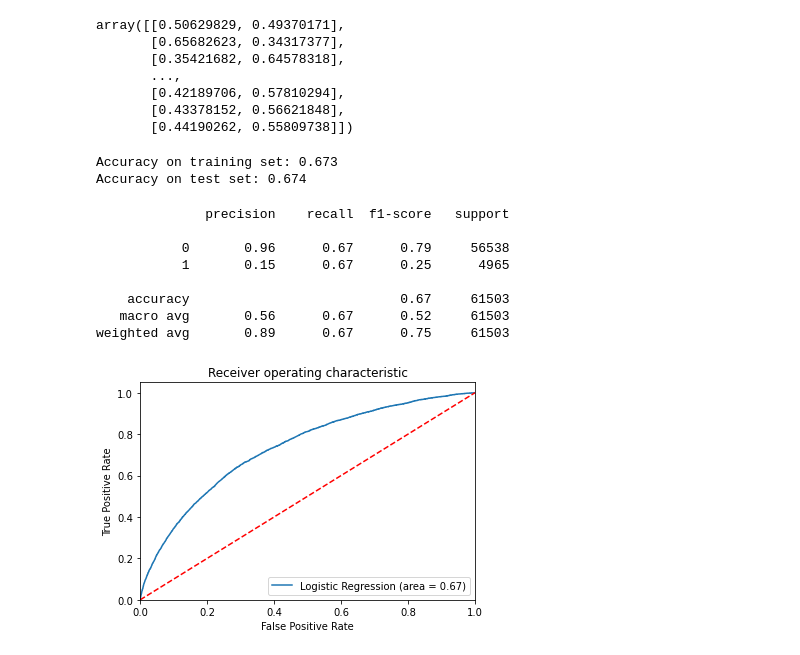
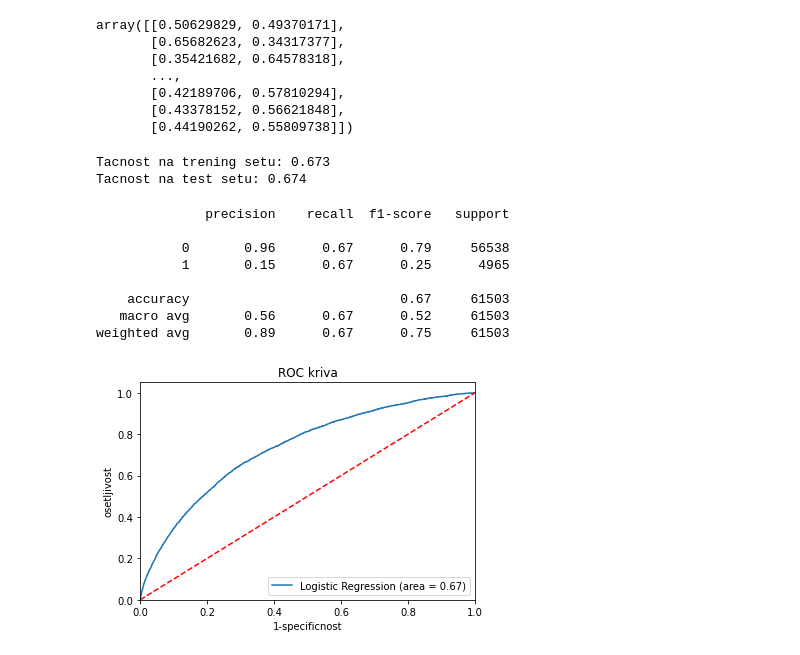
Before and after one commit to milicasaric/Master-rad, a Jupyter notebook: Weight of Evidence.ipynb, the cells around one changed output. Drawn from its saved outputs; the diff is of its cells as text; code cells hidden in the pictures.

```diff
--- a/Weight of Evidence.ipynb
+++ b/Weight of Evidence.ipynb
@@ -23,7 +23,7 @@ import traceback
 import string
 # %%
 #Ucitavanje fajla sa podacima za trening
-data = pd.read_csv('C:\\Users\\Vlada\\Desktop\\Milica master\\all_variables.csv')
+data = pd.read_csv("D:\\Vlada\\Milica master\\all_variables.csv")
 X = data.drop('TARGET', axis = 1)
 y = data['TARGET']
 X_train, X_test, y_train, y_test = train_test_split(X, y, test_size = 0.2, random_state = 42, stratify = y)
@@ -246,8 +214,8 @@ X_train_short_list.to_csv('X_train_short_list.csv',index = False, chunksize = 50
 # %%
 X_test_short_list.to_csv('X_test_short_list.csv',index = False, chunksize = 500)
 # %%
-X_train_short_list=pd.read_csv('C:\\Users\\Vlada\\Desktop\\Milica master\\X_train_short_list.csv')
-X_test_short_list=pd.read_csv('C:\\Users\\Vlada\\Desktop\\Milica master\\X_test_short_list.csv')
+X_train_short_list=pd.read_csv('D:\\Vlada\\Milica master\\X_train_short_list.csv')
+X_test_short_list=pd.read_csv('D:\\Vlada\\Milica master\\X_test_short_list.csv')
 # %%
 grid_model = LogisticRegression()
 params = {'C': [10**i for i in range(-5, 5)]}
@@ -281,11 +249,11 @@ array([[0.50629829, 0.49370171],
        [0.43378152, 0.56621848],
        [0.44190262, 0.55809738]])
 # %%
-print("Accuracy on training set: {:.3f}".format(log_reg.score(X_train_short_list, y_train)))
-print("Accuracy on test set: {:.3f}".format(log_reg.score(X_test_short_list, y_test)))
+print("Tacnost na trening setu: {:.3f}".format(log_reg.score(X_train_short_list, y_train)))
+print("Tacnost na test setu: {:.3f}".format(log_reg.score(X_test_short_list, y_test)))
 # %% [output]
-Accuracy on training set: 0.673
-Accuracy on test set: 0.674
+Tacnost na trening setu: 0.673
+Tacnost na test setu: 0.674
 # %%
 predicted = log_reg.predict(X_test_short_list)
 report = classification_report(y_test, predicted)
@@ -302,16 +270,16 @@ weighted avg       0.89      0.67      0.75     61503
 # %%
 logit_roc_auc = roc_auc_score(y_test, log_reg.predict(X_test_short_list))
 fpr, tpr, thresholds = roc_curve(y_test, log_reg.predict_proba(X_test_short_list)[:,1])
 plt.figure()
 plt.plot(fpr, tpr, label='Logistic Regression (area = %0.2f)' % logit_roc_auc)
 plt.plot([0, 1], [0, 1],'r--')
 plt.xlim([0.0, 1.0])
 plt.ylim([0.0, 1.05])
-plt.xlabel('False Positive Rate')
-plt.ylabel('True Positive Rate')
-plt.title('Receiver operating characteristic')
+plt.xlabel('1-specificnost')
+plt.ylabel('osetljivost')
+plt.title('ROC kriva')
 plt.legend(loc="lower right")
-plt.savefig('Log_ROC')
 plt.show()
+plt.show()
 # %% [output]
-[figure, old version]
+[figure, new version]
```
Also changed, not shown: parts of 7 cells of this notebook.
